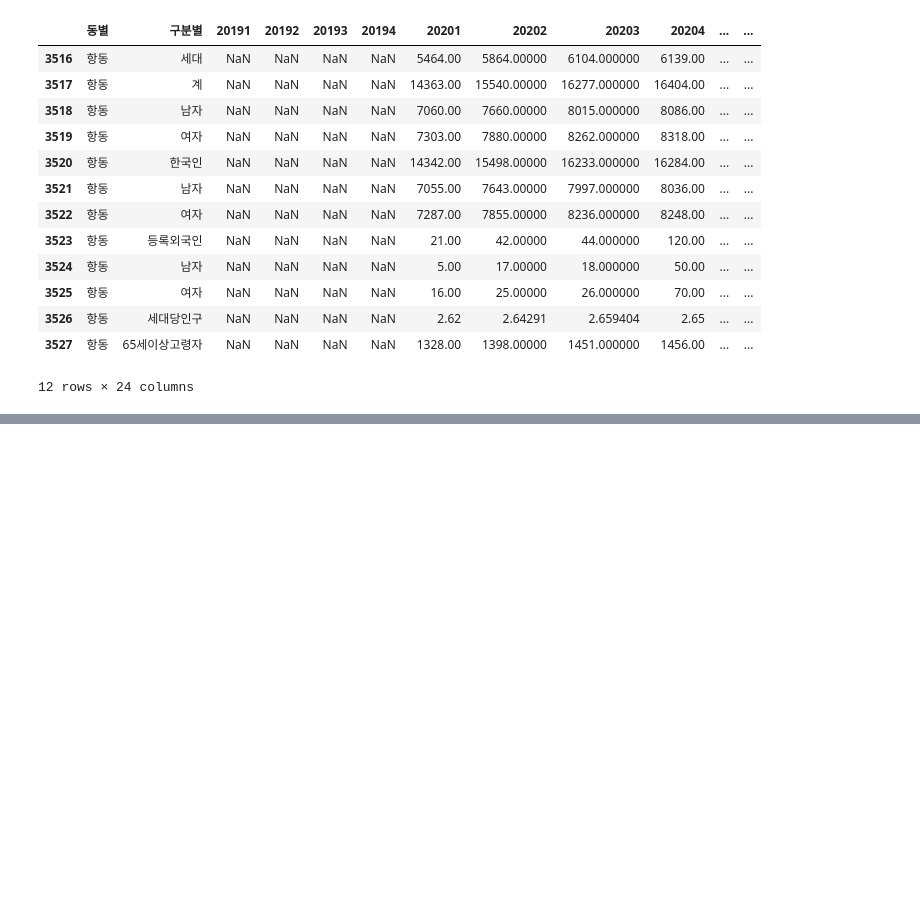
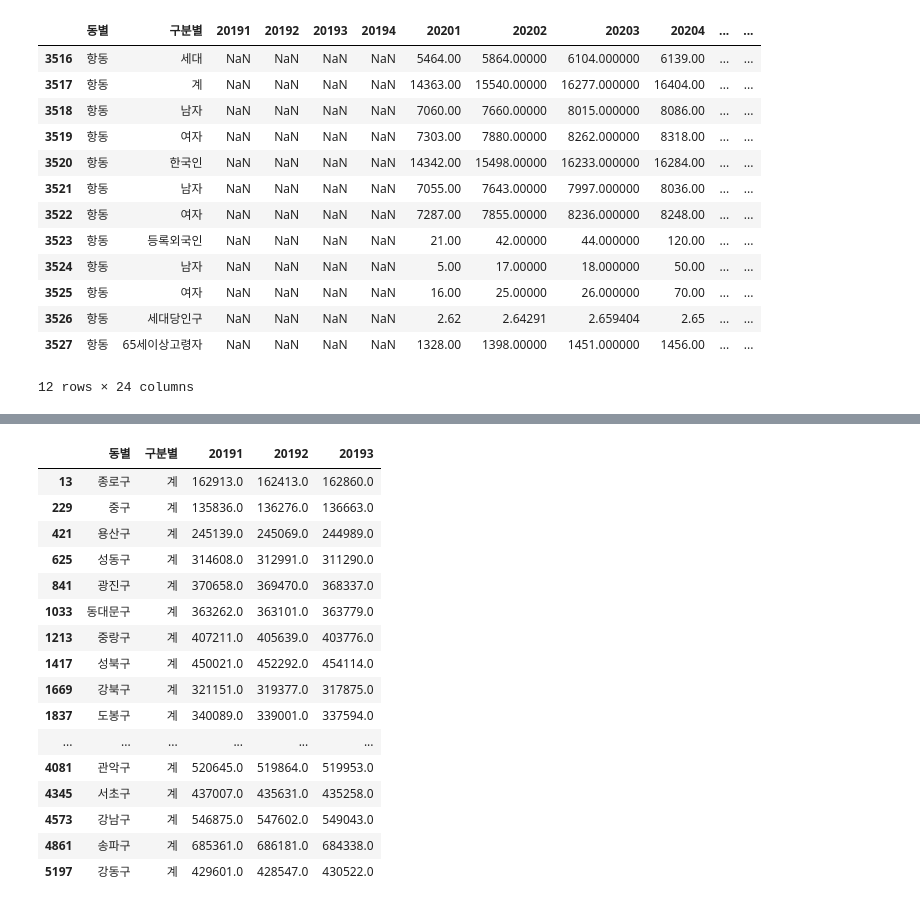
Before and after one commit to icehotcocoa/apt-project, a Jupyter notebook: oos/data/거주인구/서울시 거주인구 (동,분기).ipynb, the cells around one changed output, grey strips where cells are left out. Drawn from its saved outputs; the diff is of its cells as text; code cells hidden in the pictures; blank space fills up the shorter version.

```diff
--- a/oos/data/서울시 거주인구 (동,분기).ipynb
+++ b/oos/data/거주인구/서울시 거주인구 (동,분기).ipynb
@@ -150,0 +219,20 @@ data2[data2['동별'] == '항동']
+# %%
+gu_only_data.iloc[:, :5]
+# %% [output]
+|  | 동별 | 구분별 | 20191 | 20192 | 20193 |
+| 13 | 종로구 | 계 | 162913.0 | 162413.0 | 162860.0 |
+| 229 | 중구 | 계 | 135836.0 | 136276.0 | 136663.0 |
+| 421 | 용산구 | 계 | 245139.0 | 245069.0 | 244989.0 |
+| 625 | 성동구 | 계 | 314608.0 | 312991.0 | 311290.0 |
+| 841 | 광진구 | 계 | 370658.0 | 369470.0 | 368337.0 |
+| 1033 | 동대문구 | 계 | 363262.0 | 363101.0 | 363779.0 |
+| 1213 | 중랑구 | 계 | 407211.0 | 405639.0 | 403776.0 |
+| 1417 | 성북구 | 계 | 450021.0 | 452292.0 | 454114.0 |
+| 1669 | 강북구 | 계 | 321151.0 | 319377.0 | 317875.0 |
+| 1837 | 도봉구 | 계 | 340089.0 | 339001.0 | 337594.0 |
+| ... | ... | ... | ... | ... | ... |
+| 4081 | 관악구 | 계 | 520645.0 | 519864.0 | 519953.0 |
+| 4345 | 서초구 | 계 | 437007.0 | 435631.0 | 435258.0 |
+| 4573 | 강남구 | 계 | 546875.0 | 547602.0 | 549043.0 |
+| 4861 | 송파구 | 계 | 685361.0 | 686181.0 | 684338.0 |
+| 5197 | 강동구 | 계 | 429601.0 | 428547.0 | 430522.0 |
```
Also changed, not shown: parts of 12 cells of this notebook, 2 other files.
